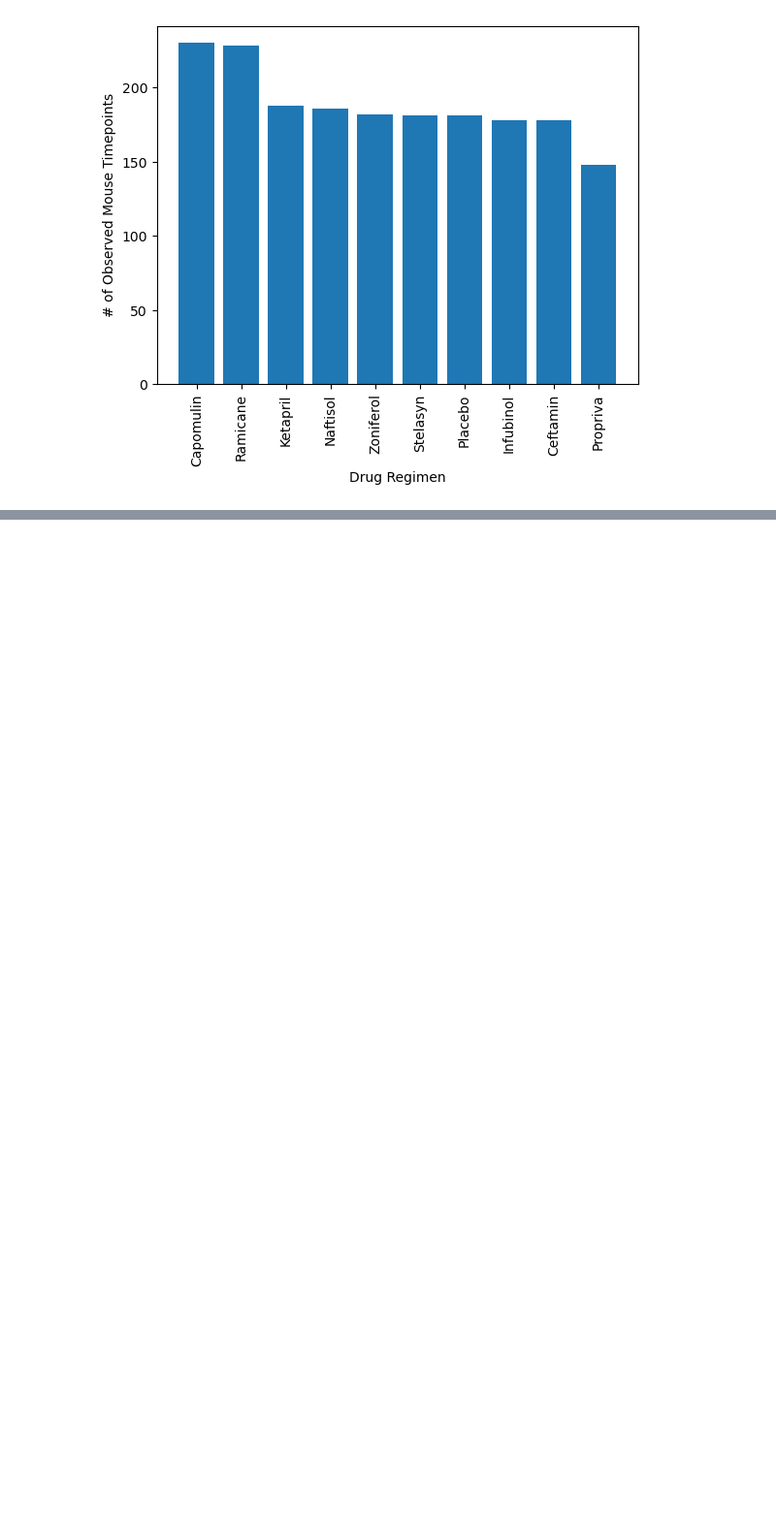
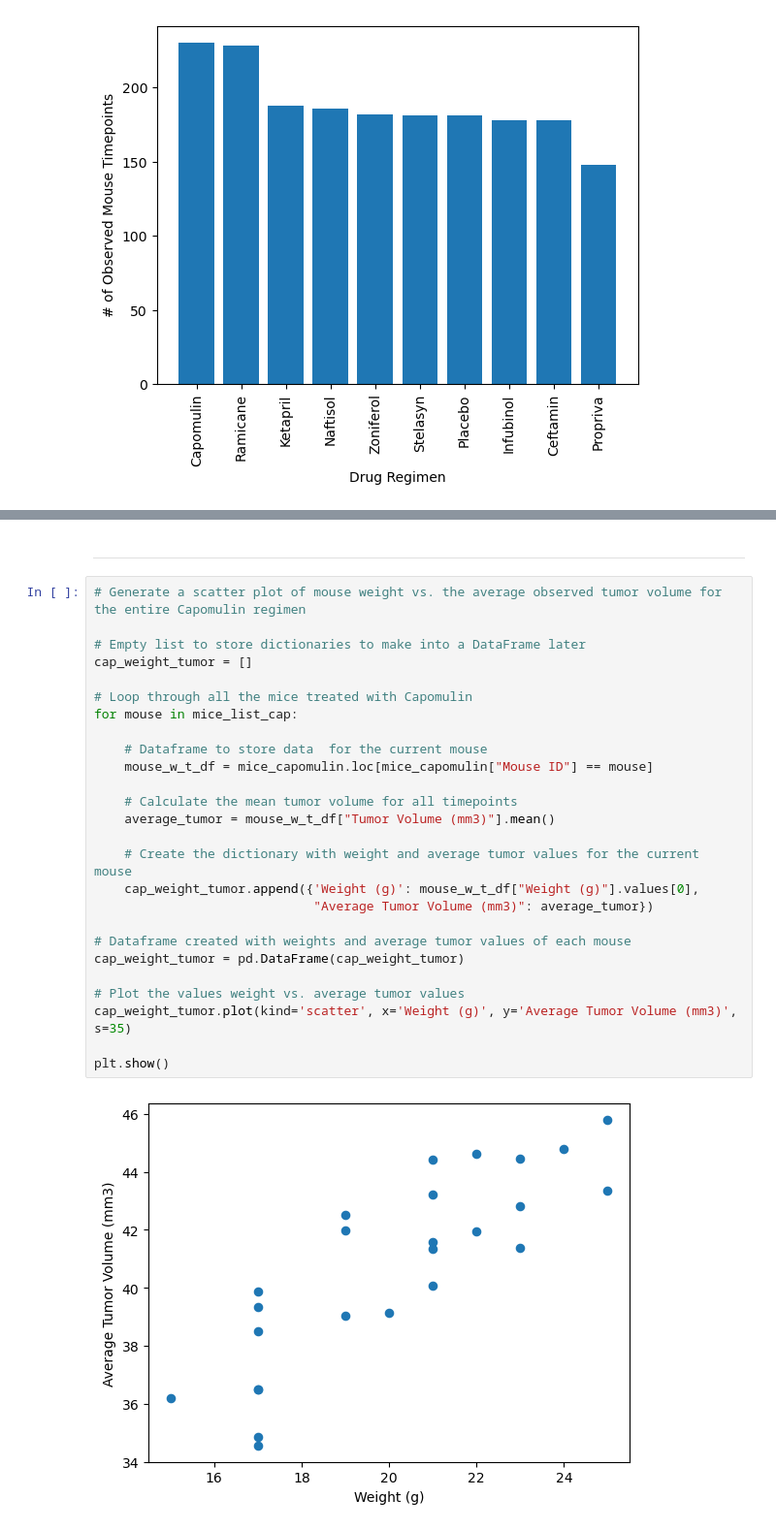
Before and after one commit to paololabuguen/pyplot-challenge, a Jupyter notebook: Pymaceuticals/pymaceuticals_notebook.ipynb, the cells around one changed output, grey strips where cells are left out. Shown at 97% size. Drawn from its saved outputs; the diff is of its cells as text; blank space fills up the shorter version.

```diff
--- a/Pymaceuticals/pymaceuticals_notebook.ipynb
+++ b/Pymaceuticals/pymaceuticals_notebook.ipynb
@@ -262,2 +415,32 @@ plt.show()
+# %% [markdown]
+---
+# %%
+# Generate a scatter plot of mouse weight vs. the average observed tumor volume for the entire Capomulin regimen
+
+# Empty list to store dictionaries to make into a DataFrame later
+cap_weight_tumor = []
+
+# Loop through all the mice treated with Capomulin
+for mouse in mice_list_cap:
+
+    # Dataframe to store data  for the current mouse
+    mouse_w_t_df = mice_capomulin.loc[mice_capomulin["Mouse ID"] == mouse]
+
+    # Calculate the mean tumor volume for all timepoints
+    average_tumor = mouse_w_t_df["Tumor Volume (mm3)"].mean()
+
+    # Create the dictionary with weight and average tumor values for the current mouse
+    cap_weight_tumor.append({'Weight (g)': mouse_w_t_df["Weight (g)"].values[0],
+                             "Average Tumor Volume (mm3)": average_tumor})
+
+# Dataframe created with weights and average tumor values of each mouse
+cap_weight_tumor = pd.DataFrame(cap_weight_tumor)
+
+# Plot the values weight vs. average tumor values
+cap_weight_tumor.plot(kind='scatter', x='Weight (g)', y='Average Tumor Volume (mm3)', s=35)
+
+plt.show()
+# %% [output]
+[figure, added]
 # %% [markdown]
 ## Correlation and Regression
```
Also changed, not shown: parts of 22 cells of this notebook.
